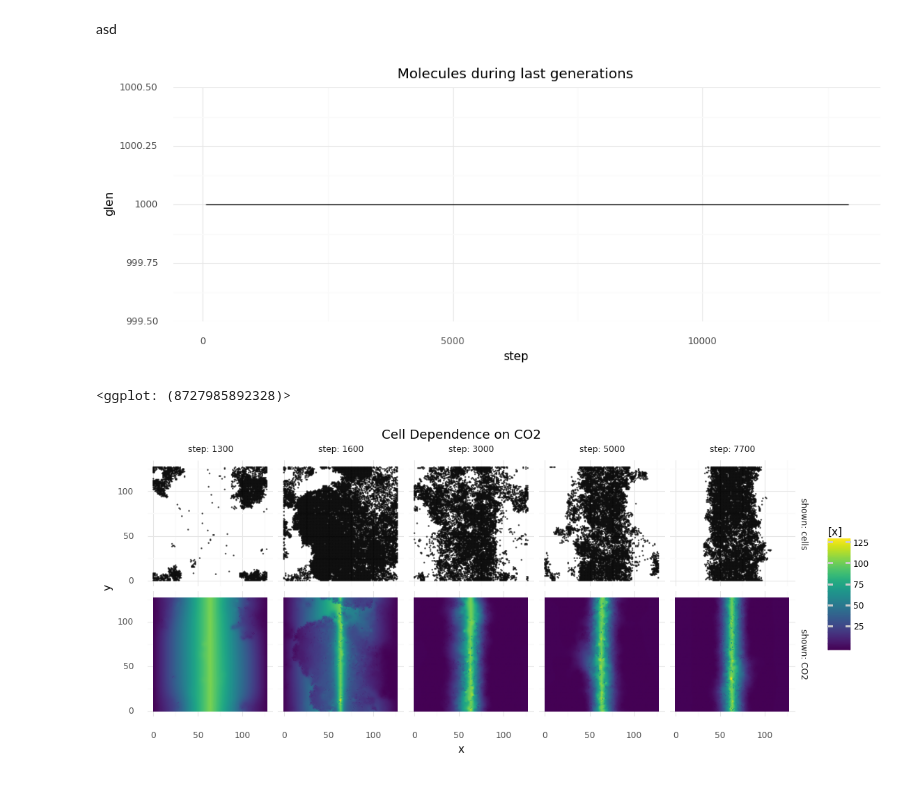
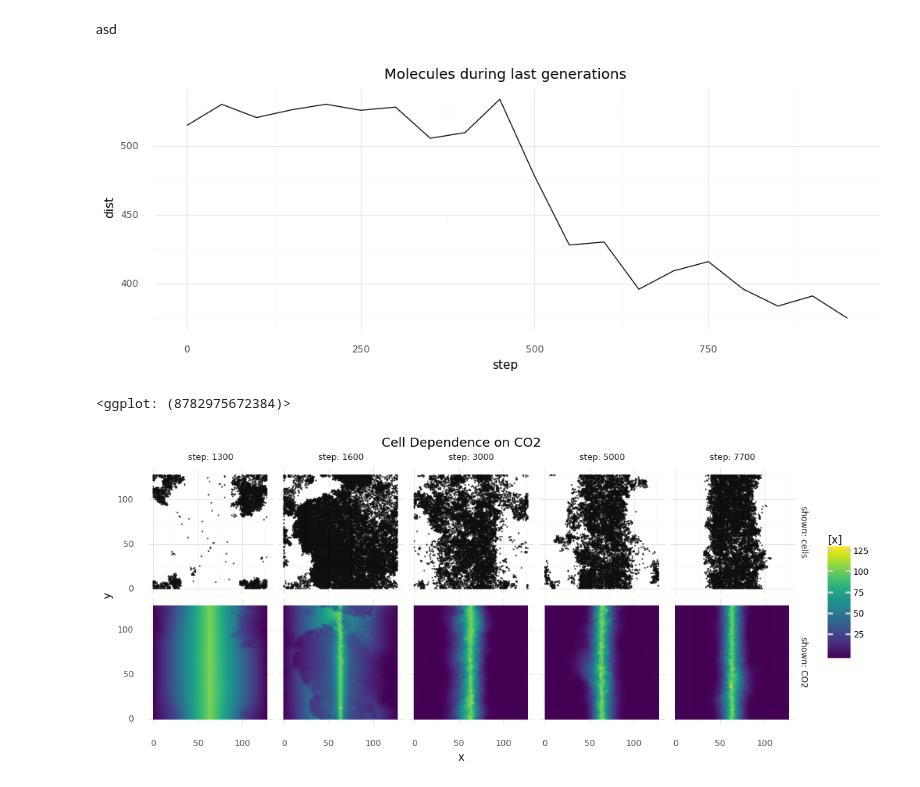
Before and after one commit to mRcSchwering/luca, a Jupyter notebook: e1_co2_fixing/analyze_2023-04-27_14-40.ipynb, the cells around one changed output. Saved outputs shown, nothing was run; the diff lists cells and outputs as text; code cells hidden in the pictures.

```diff
--- a/e1_co2_fixing/analyze_2023-04-27_14-40.ipynb
+++ b/e1_co2_fixing/analyze_2023-04-27_14-40.ipynb
@@ -21,7 +21,7 @@ from e1_co2_fixing.chemistry import CHEMISTRY, ESSENTIAL_MOLS
 
 theme_set(theme_minimal())
 THIS_DIR = Path(".") / "e1_co2_fixing"
-RUN_NAME = "2023-04-27_14-40_0"
+RUN_NAME = "2023-05-02_11-03_0"
 RUN_DIR_ROOT = THIS_DIR / "runs"
 RUN_DIR = RUN_DIR_ROOT / RUN_NAME
 # %% [markdown]
@@ -197,7 +196,10 @@ world = ms.World.from_file(rundir=RUN_DIR_ROOT, device="cpu")
 steps_map = {}
 for statedir in RUN_DIR.glob("step=*"):
     step = int(statedir.name.split("step=")[-1])
+    world.labels = []
+    world.genomes = []
     world.load_state(statedir=statedir, ignore_cell_params=True)
+    labs = [d for d in world.labels]
     steps_map[step] = {
         "ls": world.labels.copy(),
         "gs": world.genomes.copy(),
@@ -211,26 +213,30 @@ def entropy(counts: list) -> float:
 
 records = []
 for step, obj in steps_map.items():
-    #lcounts = Counter(obj["ls"])
+    ulabs = set(obj["ls"])
+    lcounts = Counter(obj["ls"])
     #gcounts = Counter(obj["gs"])
-    #ugenomes = list(set(obj["gs"]))
-    #samples = random.sample(ugenomes, k=int(len(ugenomes) * sampling_ratio))
-    #dists = [Levenshtein.distance(a, b) for a, b in combinations(samples, 2)]
+    ugenomes = list(set(obj["gs"]))
+    samples = random.sample(ugenomes, k=int(len(ugenomes) * sampling_ratio))
+    dists = [Levenshtein.distance(a, b) for a, b in combinations(samples, 2)]
     records.append({
         "step": step,
-        "glen": np.mean([len(d) for d in obj["gs"]])
+        "glen": np.mean([len(d) for d in obj["gs"]]),
+        "lentrop": entropy(lcounts.values()),
+        "llen": len(ulabs),
+        "dist": np.mean(dists)
     })
 
 cells_df = pd.DataFrame.from_records(records)
 # %%
 (ggplot(cells_df)
-    + geom_line(aes(y="glen", x="step"))
+    + geom_line(aes(y="dist", x="step"))
     #+ facet_grid("label ~ .", scales="free_y", labeller="label_both")
     + theme(figure_size=(12, 4))
     + ggtitle("Molecules during last generations"))
 # %% [output]
-[figure, old version]
+[figure, new version]
-<ggplot: (8727985892328)>
+<ggplot: (8782975672384)>
 # %%
 steps_of_interest = (1_300, 1_600, 3_000, 5_000, 7_700)
 co2_idx = mol_2_idx["CO2"]
```
Also changed, not shown: parts of 1 cell of this notebook, 5 other files.
